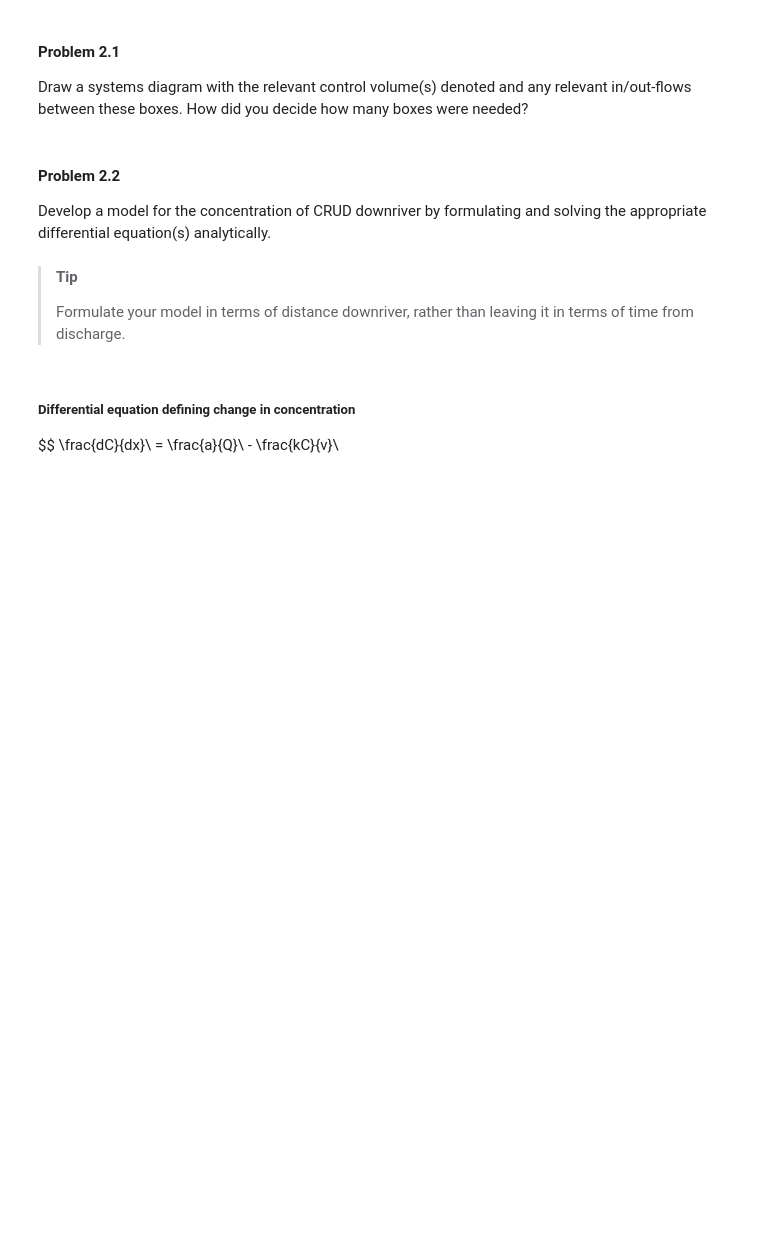
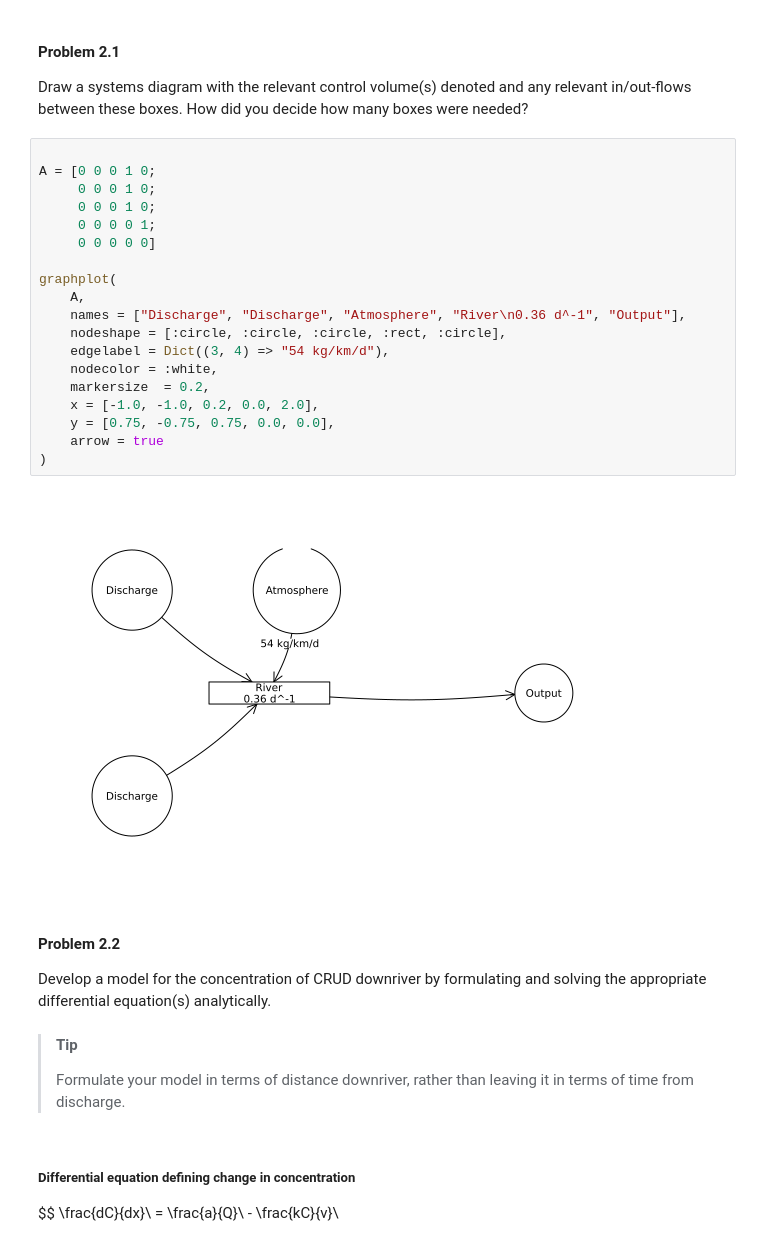
Before and after one commit to BEE4750-FA25/hw2-sarah-nathan, a Jupyter notebook: hw02.ipynb, the cells around one changed output. Drawn from its saved outputs; the diff is of its cells as text; blank space fills up the shorter version.

```diff
--- a/hw02.ipynb
+++ b/hw02.ipynb
@@ -83,6 +80,27 @@ alt="Schematic of the river system in Problem 2" />
 Draw a systems diagram with the relevant control volume(s) denoted and
 any relevant in/out-flows between these boxes. How did you decide how
 many boxes were needed?
+# %%
+
+A = [0 0 0 1 0;
+     0 0 0 1 0;
+     0 0 0 1 0;
+     0 0 0 0 1;
+     0 0 0 0 0]
+
+graphplot(
+    A,
+    names = ["Discharge", "Discharge", "Atmosphere", "River\n0.36 d^-1", "Output"],
+    nodeshape = [:circle, :circle, :circle, :rect, :circle],
+    edgelabel = Dict((3, 4) => "54 kg/km/d"),
+    nodecolor = :white,
+    markersize  = 0.2,
+    x = [-1.0, -1.0, 0.2, 0.0, 2.0],
+    y = [0.75, -0.75, 0.75, 0.0, 0.0],
+    arrow = true
+)
+# %% [output]
+[figure, added]
 # %% [markdown]
 #### Problem 2.2
 
```
Also changed, not shown: parts of 1 cell of this notebook.
